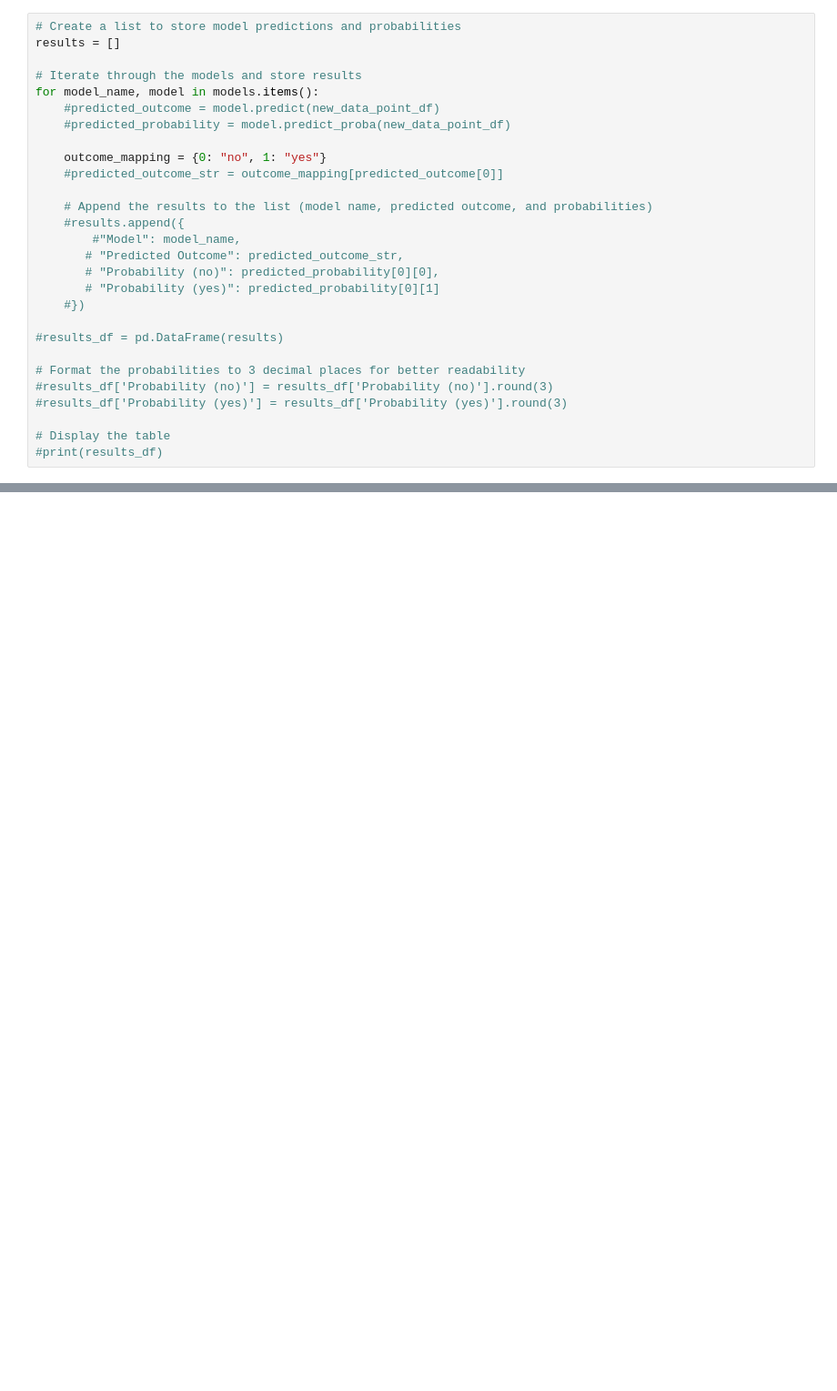
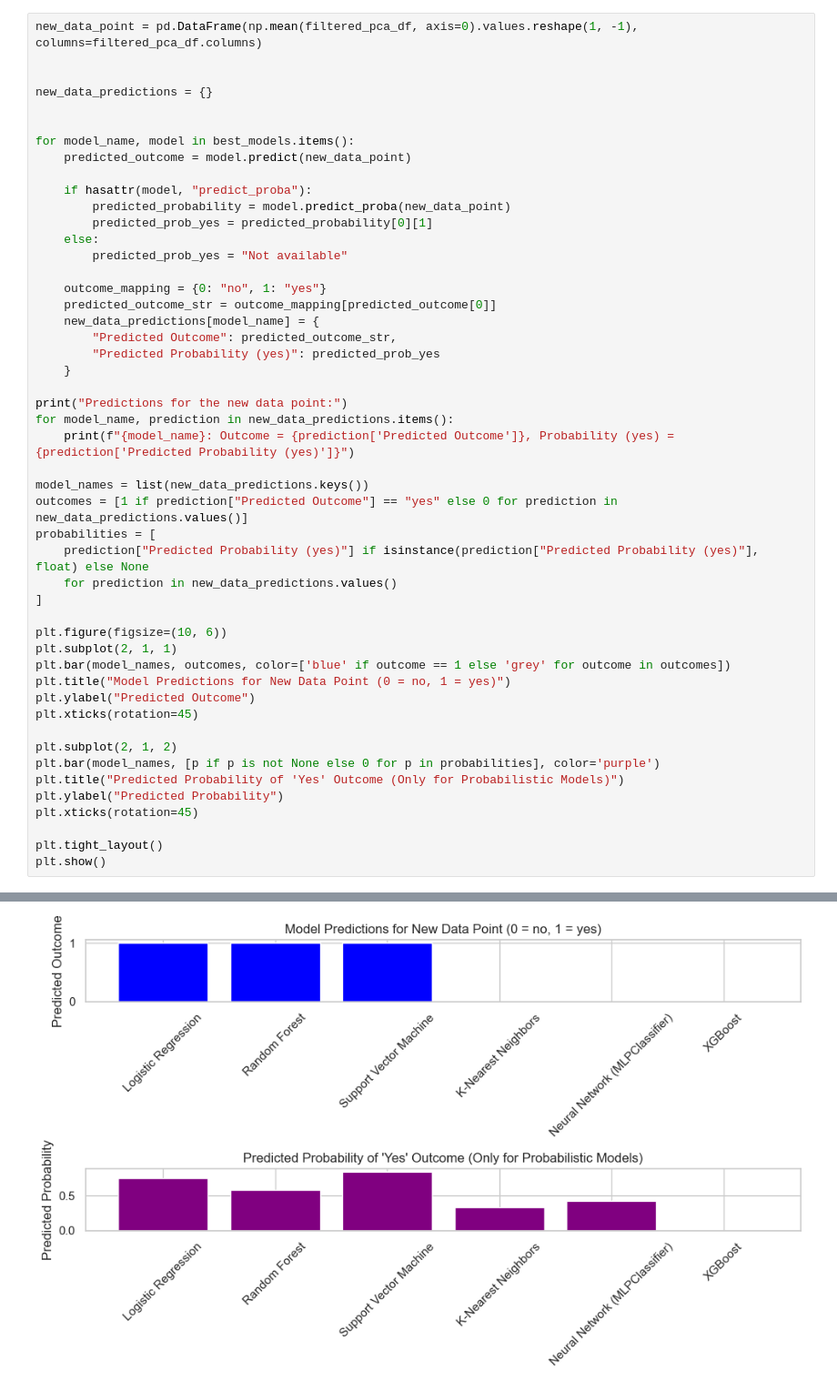
Before and after one commit to sanevat/Effects-of-COVID19-on-MS, a Jupyter notebook: logisic_regression_prediction_model.ipynb, the cells around one changed output, grey strips where cells are left out. Shown at 91% size. Cells and saved outputs as stored; diff of their text form; blank space fills up the shorter version.

```diff
--- a/logisic_regression_prediction_model.ipynb
+++ b/logisic_regression_prediction_model.ipynb
@@ -262,28 +320,50 @@ LightGBM - Training Accuracy: 1.00, Test Accuracy: 0.98
 # %%
-# Create a list to store model predictions and probabilities
-results = []
+new_data_point = pd.DataFrame(np.mean(filtered_pca_df, axis=0).values.reshape(1, -1), columns=filtered_pca_df.columns)
 
-# Iterate through the models and store results
-for model_name, model in models.items():
-    #predicted_outcome = model.predict(new_data_point_df)
-    #predicted_probability = model.predict_proba(new_data_point_df)
+
+new_data_predictions = {}
+
+
+for model_name, model in best_models.items():
+    predicted_outcome = model.predict(new_data_point)
+
+    if hasattr(model, "predict_proba"):
+        predicted_probability = model.predict_proba(new_data_point)
+        predicted_prob_yes = predicted_probability[0][1]
+    else:
+        predicted_prob_yes = "Not available"
 
     outcome_mapping = {0: "no", 1: "yes"}
-    #predicted_outcome_str = outcome_mapping[predicted_outcome[0]]
+    predicted_outcome_str = outcome_mapping[predicted_outcome[0]]
+    new_data_predictions[model_name] = {
+        "Predicted Outcome": predicted_outcome_str,
+        "Predicted Probability (yes)": predicted_prob_yes
+    }
 
-    # Append the results to the list (model name, predicted outcome, and probabilities)
-    #results.append({
-        #"Model": model_name,
-       # "Predicted Outcome": predicted_outcome_str,
-       # "Probability (no)": predicted_probability[0][0],
-       # "Probability (yes)": predicted_probability[0][1]
-    #})
+print("Predictions for the new data point:")
+for model_name, prediction in new_data_predictions.items():
+    print(f"{model_name}: Outcome = {prediction['Predicted Outcome']}, Probability (yes) = {prediction['Predicted Probability (yes)']}")
 
-#results_df = pd.DataFrame(results)
+model_names = list(new_data_predictions.keys())
+outcomes = [1 if prediction["Predicted Outcome"] == "yes" else 0 for prediction in new_data_predictions.values()]
+probabilities = [
+    prediction["Predicted Probability (yes)"] if isinstance(prediction["Predicted Probability (yes)"], float) else None
+    for prediction in new_data_predictions.values()
+]
 
-# Format the probabilities to 3 decimal places for better readability
-#results_df['Probability (no)'] = results_df['Probability (no)'].round(3)
-#results_df['Probability (yes)'] = results_df['Probability (yes)'].round(3)
+plt.figure(figsize=(10, 6))
+plt.subplot(2, 1, 1)
+plt.bar(model_names, outcomes, color=['blue' if outcome == 1 else 'grey' for outcome in outcomes])
+plt.title("Model Predictions for New Data Point (0 = no, 1 = yes)")
+plt.ylabel("Predicted Outcome")
+plt.xticks(rotation=45)
 
-# Display the table
-#print(results_df)
+plt.subplot(2, 1, 2)
+plt.bar(model_names, [p if p is not None else 0 for p in probabilities], color='purple')
+plt.title("Predicted Probability of 'Yes' Outcome (Only for Probabilistic Models)")
+plt.ylabel("Predicted Probability")
+plt.xticks(rotation=45)
+
+plt.tight_layout()
+plt.show()
+# %% [output]
@@ -289,0 +377 @@ for model_name, model in models.items():
+[figure, added]
```
Also changed, not shown: parts of 23 cells of this notebook, 1 other file.
